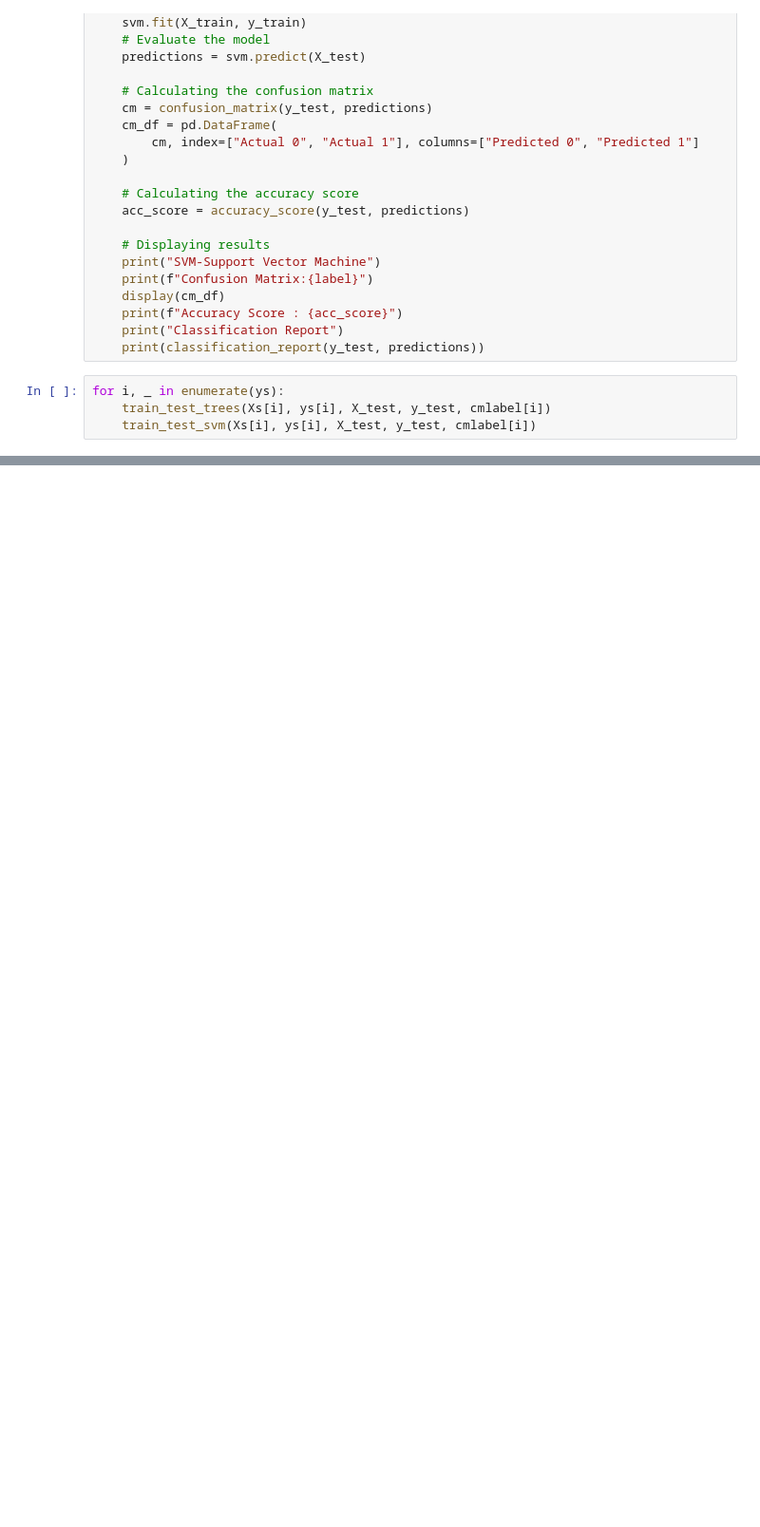
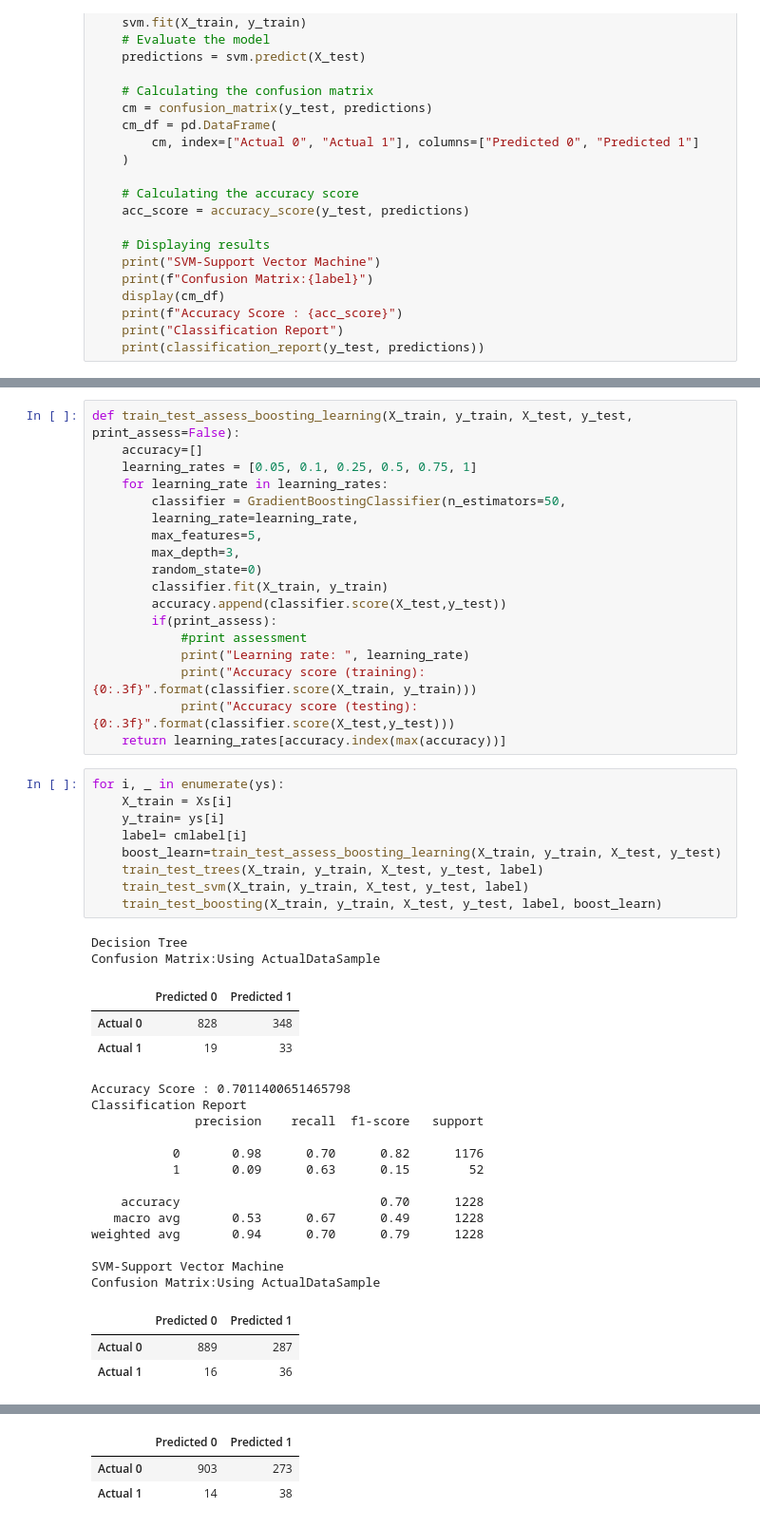
Before and after one commit to MelissaLesiewicz/GroupProject, a Jupyter notebook: DecisionTree_SVM_models.ipynb, the cells around one changed output, grey strips where cells are left out. Shown at 95% size. Cells and saved outputs as stored; diff of their text form; blank space fills up the shorter version.

Commit message:
Adding Decision Trees, Gradient Boosting and SVMs initial models

```diff
--- a/DecisionTree_SVM_models.ipynb
+++ b/DecisionTree_SVM_models.ipynb
@@ -194,7 +195,3 @@ def train_test_svm(X_train, y_train, X_test, y_test, label):
     print(f"Accuracy Score : {acc_score}")
     print("Classification Report")
     print(classification_report(y_test, predictions))
-# %%
-for i, _ in enumerate(ys):
-    train_test_trees(Xs[i], ys[i], X_test, y_test, cmlabel[i])
-    train_test_svm(Xs[i], ys[i], X_test, y_test, cmlabel[i])
@@ -296,0 +223,49 @@ weighted avg       0.94      0.78      0.84      1228
+# %%
+def train_test_assess_boosting_learning(X_train, y_train, X_test, y_test, print_assess=False):
+    accuracy=[]
+    learning_rates = [0.05, 0.1, 0.25, 0.5, 0.75, 1]
+    for learning_rate in learning_rates:
+        classifier = GradientBoostingClassifier(n_estimators=50,
+        learning_rate=learning_rate,
+        max_features=5,
+        max_depth=3,
+        random_state=0)
+        classifier.fit(X_train, y_train)
+        accuracy.append(classifier.score(X_test,y_test))
+        if(print_assess):
+            #print assessment
+            print("Learning rate: ", learning_rate)
+            print("Accuracy score (training): {0:.3f}".format(classifier.score(X_train, y_train)))
+            print("Accuracy score (testing): {0:.3f}".format(classifier.score(X_test,y_test)))
+    return learning_rates[accuracy.index(max(accuracy))]
+# %%
+for i, _ in enumerate(ys):
+    X_train = Xs[i]
+    y_train= ys[i]
+    label= cmlabel[i]
+    boost_learn=train_test_assess_boosting_learning(X_train, y_train, X_test, y_test)
+    train_test_trees(X_train, y_train, X_test, y_test, label)
+    train_test_svm(X_train, y_train, X_test, y_test, label)
+    train_test_boosting(X_train, y_train, X_test, y_test, label, boost_learn)
+# %% [output]
+Decision Tree
+Confusion Matrix:Using ActualDataSample
+|  | Predicted 0 | Predicted 1 |
+| Actual 0 | 828 | 348 |
+| Actual 1 | 19 | 33 |
+Accuracy Score : 0.7011400651465798
+Classification Report
+              precision    recall  f1-score   support
+
+           0       0.98      0.70      0.82      1176
+           1       0.09      0.63      0.15        52
+
+    accuracy                           0.70      1228
+   macro avg       0.53      0.67      0.49      1228
+weighted avg       0.94      0.70      0.79      1228
+
+SVM-Support Vector Machine
+Confusion Matrix:Using ActualDataSample
+|  | Predicted 0 | Predicted 1 |
+| Actual 0 | 889 | 287 |
+| Actual 1 | 16 | 36 |
@@ -296,0 +285,3 @@ weighted avg       0.94      0.78      0.84      1228
+|  | Predicted 0 | Predicted 1 |
+| Actual 0 | 903 | 273 |
+| Actual 1 | 14 | 38 |
```
Also changed, not shown: parts of 4 cells of this notebook.
